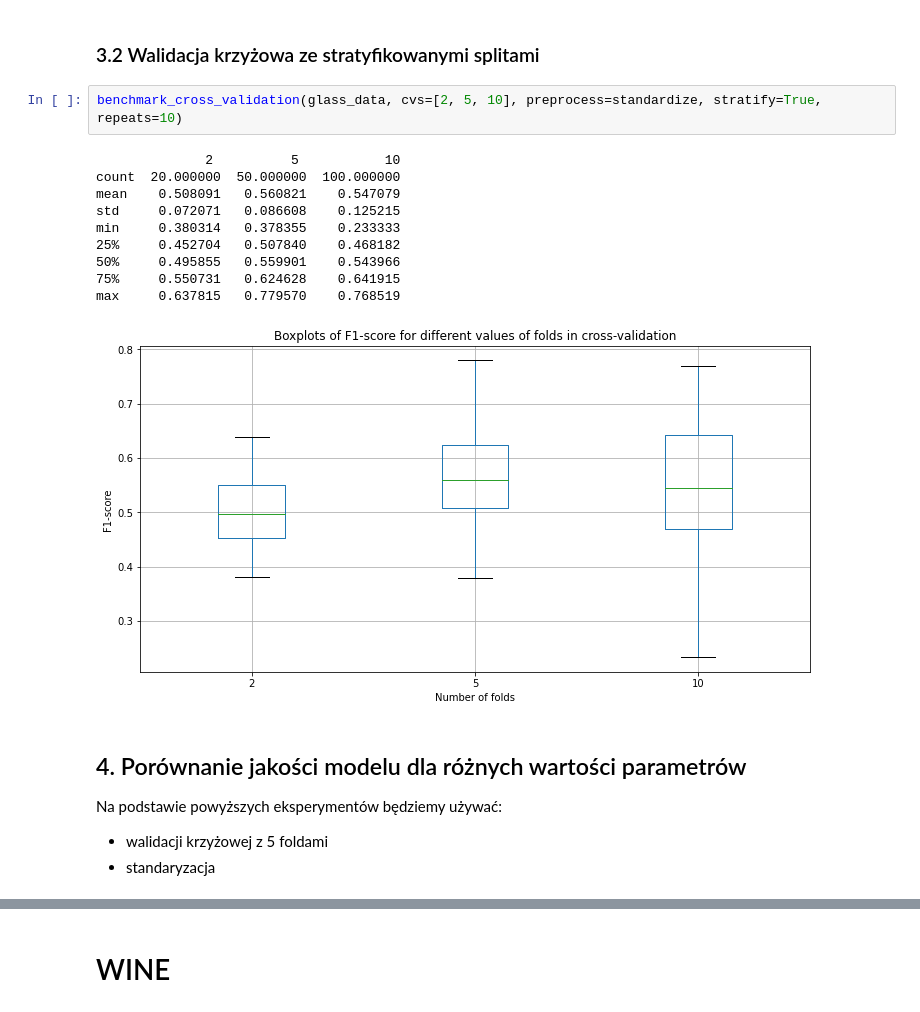
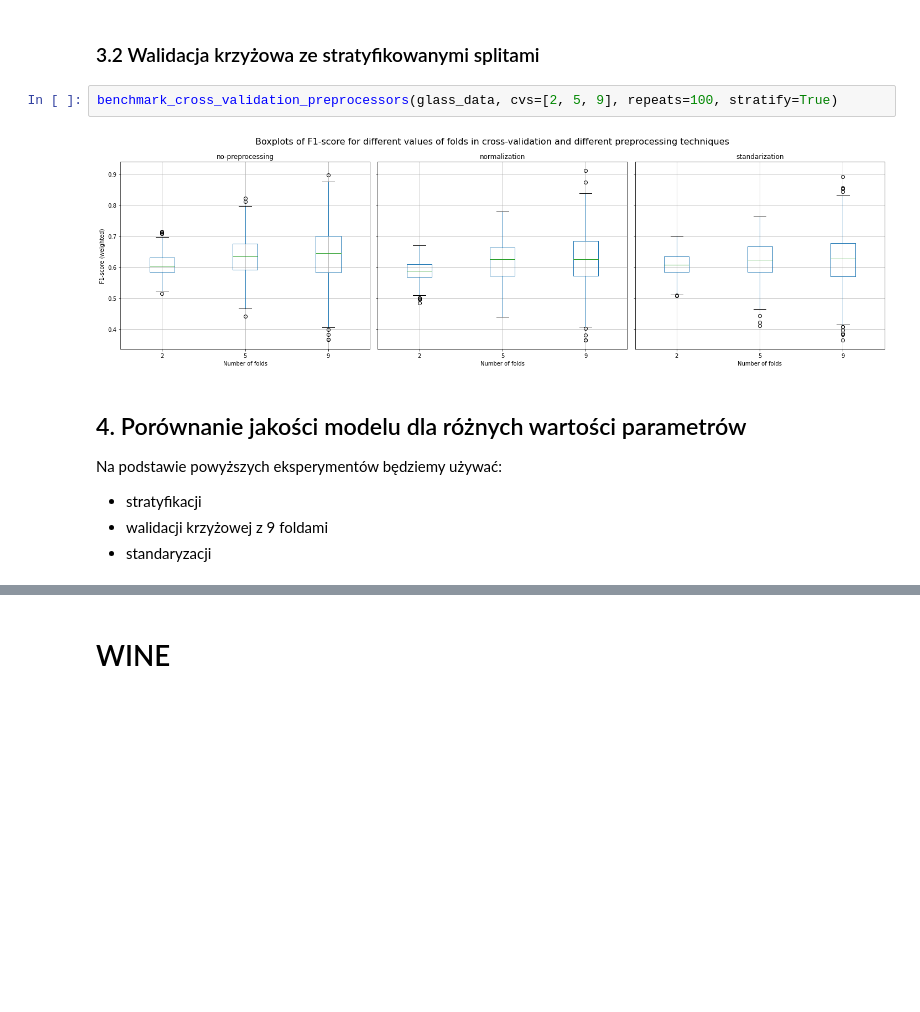
Before and after one commit to PatRyg99/ML-PWR-2022, a Jupyter notebook: Lista 1/lista-1.ipynb, the cells around one changed output, grey strips where cells are left out. Saved outputs shown, nothing was run; the diff lists cells and outputs as text; blank space fills up the shorter version.

```diff
--- a/Lista 1/lista-1.ipynb
+++ b/Lista 1/lista-1.ipynb
@@ -561,24 +364,16 @@ max     0.620955   0.714775    0.844612
 # %% [markdown]
 ### 3.2 Walidacja krzyżowa ze stratyfikowanymi splitami
 # %%
-benchmark_cross_validation(glass_data, cvs=[2, 5, 10], preprocess=standardize, stratify=True, repeats=10)
+benchmark_cross_validation_preprocessors(glass_data, cvs=[2, 5, 9], repeats=100, stratify=True)
 # %% [output]
-              2          5           10
-count  20.000000  50.000000  100.000000
-mean    0.508091   0.560821    0.547079
-std     0.072071   0.086608    0.125215
-min     0.380314   0.378355    0.233333
-25%     0.452704   0.507840    0.468182
-50%     0.495855   0.559901    0.543966
-75%     0.550731   0.624628    0.641915
-max     0.637815   0.779570    0.768519
-[figure, old version]
+[figure, new version]
 # %% [markdown]
 ## 4. Porównanie jakości modelu dla różnych wartości parametrów
 
 Na podstawie powyższych eksperymentów będziemy używać:
-* walidacji krzyżowej z 5 foldami
-* standaryzacja
+* stratyfikacji
+* walidacji krzyżowej z 9 foldami
+* standaryzacji
 # %%
 knn_grid_search(
     glass_data,
```
Also changed, not shown: parts of 71 cells of this notebook.
